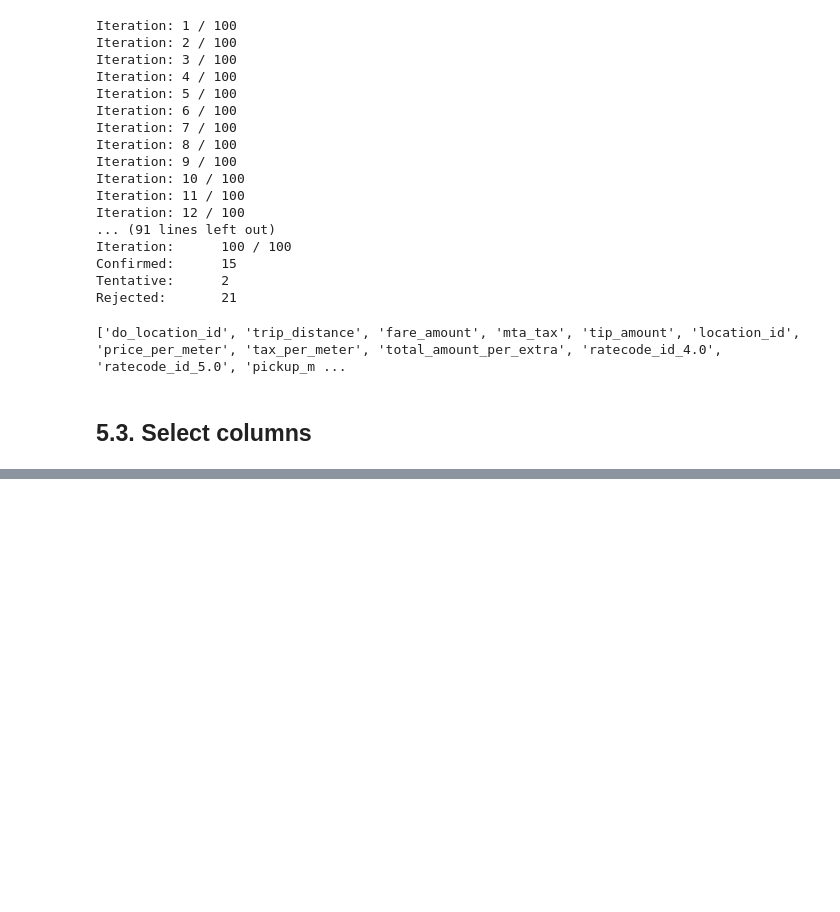
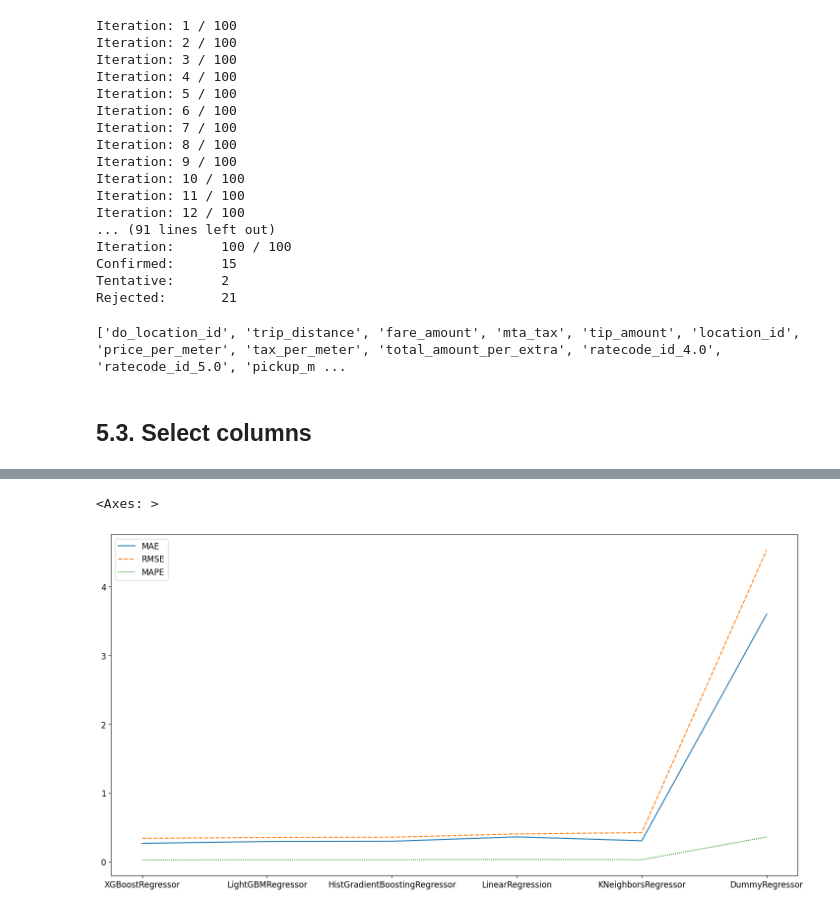
Before and after one commit to cenciati/predict-taxi-fare, a Jupyter notebook: notebooks/experiment-01.ipynb, the cells around one changed output, grey strips where cells are left out. Saved outputs shown, nothing was run; the diff lists cells and outputs as text; code cells hidden in the pictures; blank space fills up the shorter version.

```diff
--- a/notebooks/experiment-01.ipynb
+++ b/notebooks/experiment-01.ipynb
@@ -645,0 +758,15 @@ X_train.sample(3)
+# %%
+scores_xgb: List[float] = cross_validate(
+    XGBRegressor(),
+    X_train.drop("id", axis=1).to_numpy(),
+    y_train.to_numpy(),
+    scoring=(
+        "neg_mean_absolute_error",
+        "neg_root_mean_squared_error",
+        "neg_mean_absolute_percentage_error"
+    ),
+    cv=10,
+    n_jobs=(-1)
+)
+xgb_results: Dict[str, float] = get_metrics(scores_xgb)
+print(xgb_results)
@@ -645,0 +777,17 @@ X_train.sample(3)
+# %%
+df_model_comparison = pd.DataFrame(
+    [
+        dummy_results, lr_results, knn_results,
+        hgb_results, lgbm_results, xgb_results
+    ],
+    columns=["MAE", "RMSE", "MAPE"],
+    index=[
+        "DummyRegressor",
+        "LinearRegression",
+        "KNeighborsRegressor",
+        "HistGradientBoostingRegressor",
+        "LightGBMRegressor",
+        "XGBoostRegressor",
+    ]
+).sort_values(by="RMSE", ascending=True)
+df_model_comparison
@@ -645,0 +802,5 @@ X_train.sample(3)
+# %%
+sns.lineplot(data=df_model_comparison)
+# %% [output]
+<Axes: >
+[figure, added]
```
Also changed, not shown: parts of 25 cells of this notebook.
